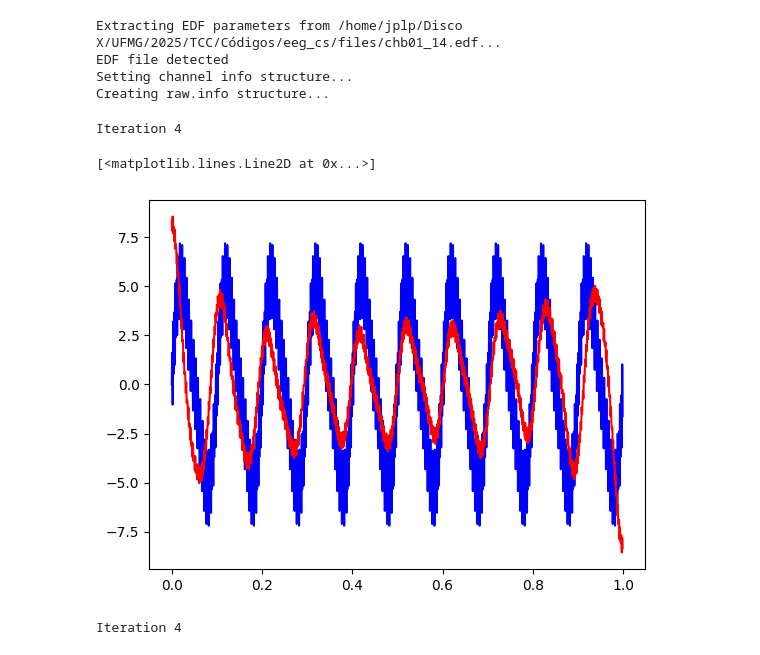
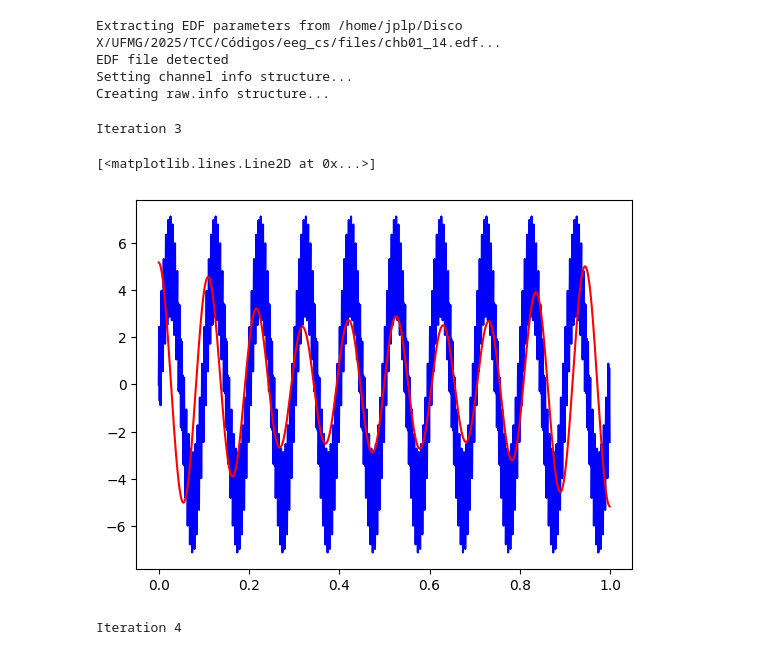
Before and after one commit to joaopedropiraja/eeg_cs, a Jupyter notebook: eeg_cs/references/main.ipynb, the cells around one changed output. Saved outputs shown, nothing was run; the diff lists cells and outputs as text; code cells hidden in the pictures.

```diff
--- a/eeg_cs/references/main.ipynb
+++ b/eeg_cs/references/main.ipynb
@@ -278,12 +283,12 @@ def plot_signal_reconstructed(t, x, ts, xs, x_hat):
     plt.xlim([t[0], t[-1]])
     plt.legend(loc='upper right', framealpha=1)
 
-start_time = 0
-end_time = 4
-ch_name = raw.ch_names[1]
+# start_time = 0
+# end_time = 4
+# ch_name = raw.ch_names[1]
 
-x = raw.get_data(tmin=start_time, tmax=end_time, picks=(ch_name)).flatten()
-t = np.linspace(start_time, end_time, num=x.size)
+# x = raw.get_data(tmin=start_time, tmax=end_time, picks=(ch_name)).flatten()
+# t = np.linspace(start_time, end_time, num=x.size)
 
 # Fs = 128
 # xs, ts = sampling_equidistant(x, t, Fs)
@@ -300,7 +305,7 @@ dur = 1
 N = int(Fs * dur)
 t = np.arange(N) / Fs
 (signal_1hz, _) =  generate_sinusoid(dur=dur, amp=5, freq=10, Fs=Fs)
-(signal_20hz, _) = generate_sinusoid(dur=dur, amp=1, freq=20, Fs=Fs)
+(signal_20hz, _) = generate_sinusoid(dur=dur, amp=1, freq=200, Fs=Fs)
 (signal_10hz, _) = generate_sinusoid(dur=dur, amp=2, freq=400, Fs=Fs)
 
 # Sum the three signals to output the signal we want to analyze
@@ -386,36 +391,36 @@ def cosamp(phi, u, s, epsilon=1e-10, max_iter=1000):
         b[np.argsort(b)[:-s]] = 0
         a = b
 
         # Halt criterion
         v_old = v
         v = u - np.dot(phi, a)
 
         halt = (np.linalg.norm(v - v_old) < epsilon) or \
             np.linalg.norm(v) < epsilon or \
             it > max_iter
 
     return a
 
-s = cosamp(Theta,y,10,epsilon=1.e-10,max_iter=10) # CS via matching pursuit
+s = cosamp(Theta,y,3,epsilon=1e-10,max_iter=1000) # CS via matching pursuit
 xrecon = idct(s) # reconstruct full signal
 
 plt.figure()
 plt.plot(t, x, 'b', label='Original signal')
 plt.plot(t, xrecon, 'r')
 # #  the FFT on the signal
 # fourier = np.fft.fft(signal)
 # fourier[1:-1] = 2 * fourier[1:-1] / N
 # freq = (Fs * np.arange(N) / N)
 # freq[int(N/2):] = freq[int(N/2):] - Fs
 # # freq = np.fft.fftfreq(N, 1 / Fs)
 
 # # Plot the result (the spectrum |Xk|)
 # plt.figure()
 # plt.plot(freq[:int(N/2)], np.abs(fourier)[:int(N/2)])
 # %% [output]
-Iteration 4
+Iteration 3
 [<matplotlib.lines.Line2D at 0x...>]
-[figure, old version]
+[figure, new version]
 # %%
 ## Generate signal, DCT of signal
 
```
Also changed, not shown: parts of 1 cell of this notebook, 51 other files.
